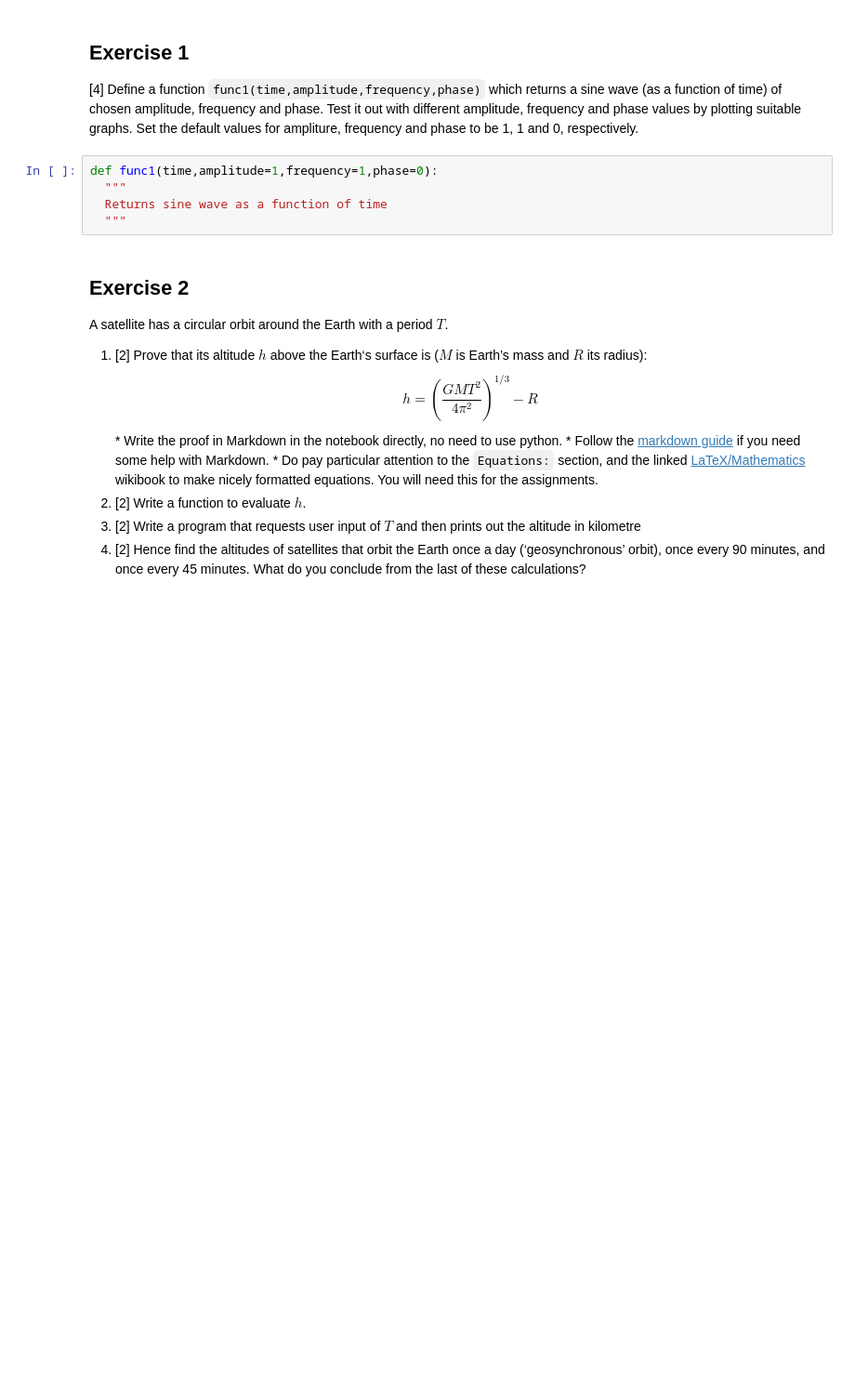
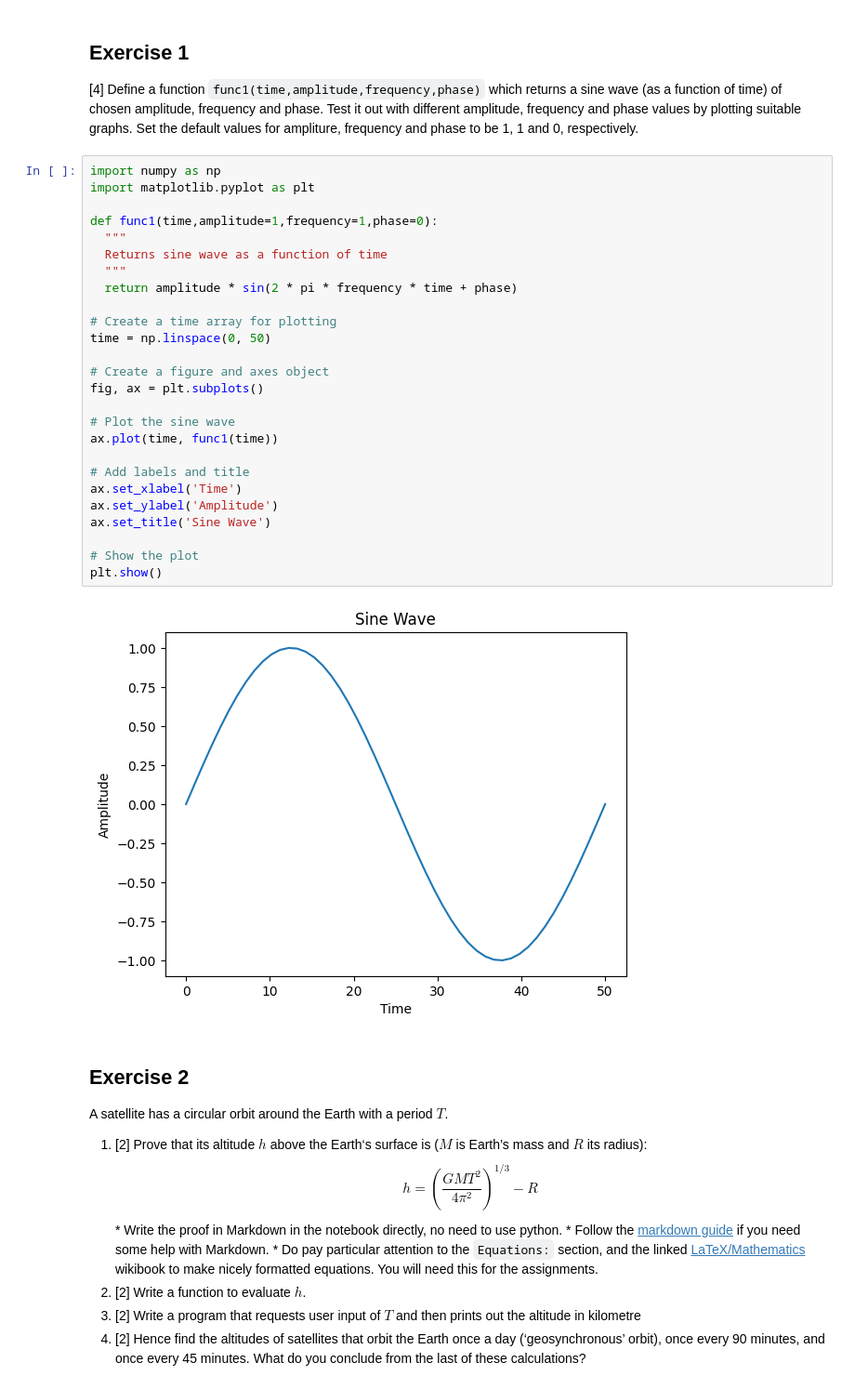
Before and after one commit to PX2145-2025/week-2-b-Finlay-Hall, a Jupyter notebook: Functions.ipynb, the cells around one changed output. Shown at 93% size. Saved outputs shown, nothing was run; the diff lists cells and outputs as text; blank space fills up the shorter version.

```diff
--- a/Functions.ipynb
+++ b/Functions.ipynb
@@ -284,11 +284,34 @@ angle in radians is 6.283185307179586
 ## Exercise 1
 
 [4] Define a function `func1(time,amplitude,frequency,phase)` which returns a sine wave (as a function of time) of chosen amplitude, frequency and phase. Test it out with different amplitude, frequency and phase values by plotting suitable graphs. Set the default values for ampliture, frequency and phase to be 1, 1 and 0, respectively.
-# %%
-def func1(time,amplitude=1,frequency=1,phase=0):
-  """
-  Returns sine wave as a function of time
-  """
+# %%
+import numpy as np
+import matplotlib.pyplot as plt
+
+def func1(time,amplitude=1,frequency=1,phase=0):
+  """
+  Returns sine wave as a function of time
+  """
+  return amplitude * sin(2 * pi * frequency * time + phase)
+
+# Create a time array for plotting
+time = np.linspace(0, 50)
+
+# Create a figure and axes object
+fig, ax = plt.subplots()
+
+# Plot the sine wave
+ax.plot(time, func1(time))
+
+# Add labels and title
+ax.set_xlabel('Time')
+ax.set_ylabel('Amplitude')
+ax.set_title('Sine Wave')
+
+# Show the plot
+plt.show()
+# %% [output]
+[figure, added]
 # %% [markdown]
 ## Exercise 2
 
```
